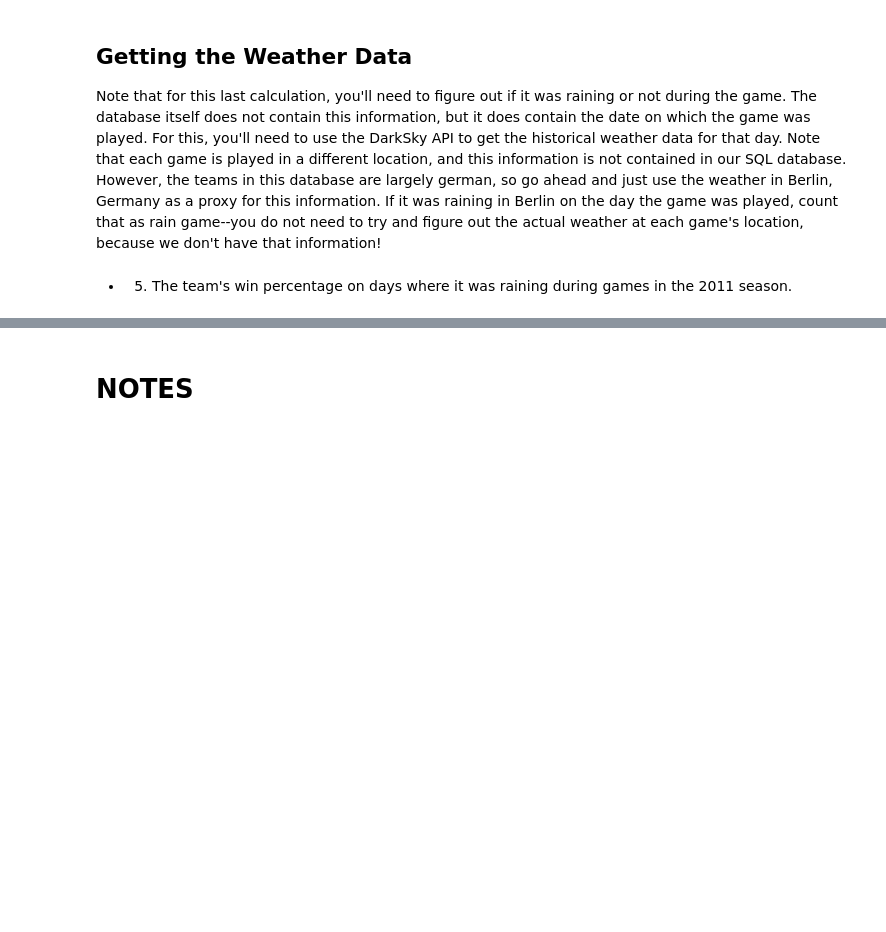
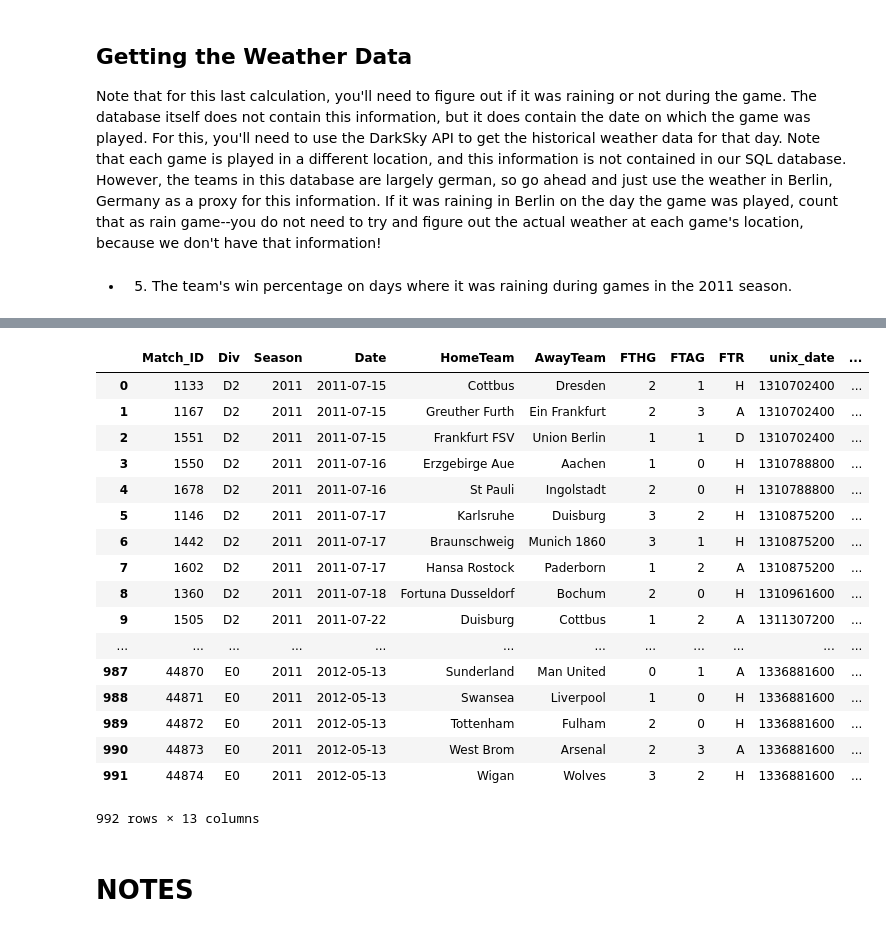
Before and after one commit to phoebetwong/flatiron_mod2proj, a Jupyter notebook: mod2lab_PW_noon.ipynb, the cells around one changed output, grey strips where cells are left out. Cells and saved outputs as stored; diff of their text form; code cells hidden in the pictures; blank space fills up the shorter version.

```diff
--- a/mod2lab_PW_noon.ipynb
+++ b/mod2lab_PW_noon.ipynb
@@ -715,3 +833,0 @@ dfm.head(10)
-# %%
-dfall = dfm.merge(raindf, left_on='date', right_on = 'date', how= 'left')
-len(dfall)
@@ -719,0 +834,24 @@ dfm[count]
+# %%
+dfall.loc[dfall['Rain']> 0, 'rdum'] = 1
+dfall.loc[dfall['Rain'] == 0, 'rdum'] = 0
+# %%
+dfall
+# %% [output]
+|  | Match_ID | Div | Season | Date | HomeTeam | AwayTeam | FTHG | FTAG | FTR | unix_date | ... |
+| 0 | 1133 | D2 | 2011 | 2011-07-15 | Cottbus | Dresden | 2 | 1 | H | 1310702400 | ... |
+| 1 | 1167 | D2 | 2011 | 2011-07-15 | Greuther Furth | Ein Frankfurt | 2 | 3 | A | 1310702400 | ... |
+| 2 | 1551 | D2 | 2011 | 2011-07-15 | Frankfurt FSV | Union Berlin | 1 | 1 | D | 1310702400 | ... |
+| 3 | 1550 | D2 | 2011 | 2011-07-16 | Erzgebirge Aue | Aachen | 1 | 0 | H | 1310788800 | ... |
+| 4 | 1678 | D2 | 2011 | 2011-07-16 | St Pauli | Ingolstadt | 2 | 0 | H | 1310788800 | ... |
+| 5 | 1146 | D2 | 2011 | 2011-07-17 | Karlsruhe | Duisburg | 3 | 2 | H | 1310875200 | ... |
+| 6 | 1442 | D2 | 2011 | 2011-07-17 | Braunschweig | Munich 1860 | 3 | 1 | H | 1310875200 | ... |
+| 7 | 1602 | D2 | 2011 | 2011-07-17 | Hansa Rostock | Paderborn | 1 | 2 | A | 1310875200 | ... |
+| 8 | 1360 | D2 | 2011 | 2011-07-18 | Fortuna Dusseldorf | Bochum | 2 | 0 | H | 1310961600 | ... |
+| 9 | 1505 | D2 | 2011 | 2011-07-22 | Duisburg | Cottbus | 1 | 2 | A | 1311307200 | ... |
+| ... | ... | ... | ... | ... | ... | ... | ... | ... | ... | ... | ... |
+| 987 | 44870 | E0 | 2011 | 2012-05-13 | Sunderland | Man United | 0 | 1 | A | 1336881600 | ... |
+| 988 | 44871 | E0 | 2011 | 2012-05-13 | Swansea | Liverpool | 1 | 0 | H | 1336881600 | ... |
+| 989 | 44872 | E0 | 2011 | 2012-05-13 | Tottenham | Fulham | 2 | 0 | H | 1336881600 | ... |
+| 990 | 44873 | E0 | 2011 | 2012-05-13 | West Brom | Arsenal | 2 | 3 | A | 1336881600 | ... |
+| 991 | 44874 | E0 | 2011 | 2012-05-13 | Wigan | Wolves | 3 | 2 | H | 1336881600 | ... |
+992 rows × 13 columns
```
Also changed, not shown: parts of 16 cells of this notebook, 2 other files.
